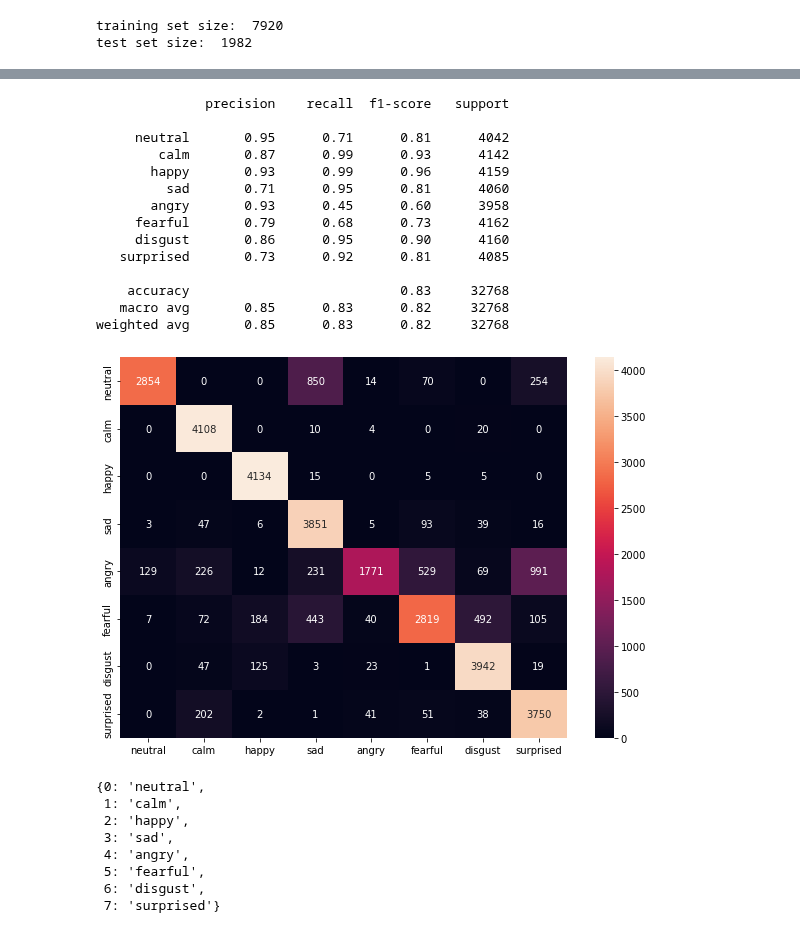
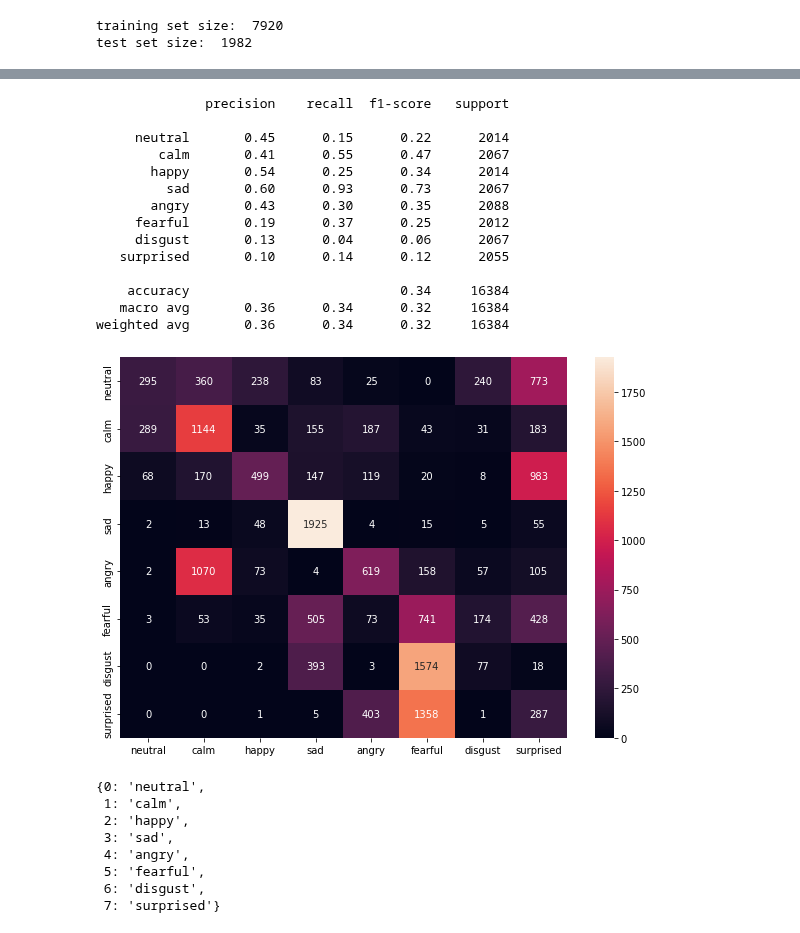
Before and after one commit to Ale-Ba2lero/Multimodal-Emotion-Analysis, a Jupyter notebook: src/mvae_torch/au_emotions_mvae_torch.ipynb, the cells around one changed output, grey strips where cells are left out. Drawn from its saved outputs; the diff is of its cells as text; code cells hidden in the pictures.

```diff
--- a/src/mvae_torch/au_emotions_mvae_torch.ipynb
+++ b/src/mvae_torch/au_emotions_mvae_torch.ipynb
@@ -78,12 +78,14 @@ print(train_args)
+# %%
+model_args = {'cat_dim': 8, 'au_dim': 17, 'latent_space_dim': 25, 'hidden_dim': 512, 'num_filters': None, 'modes': {'au': True, 'face': None, 'emotion': True}, 'au_weight': 2000, 'emotion_weight': 0.001, 'expert_type': 'poe', 'use_cuda': True}
+train_args = {'learning_rate': 0.001, 'alpha': 0.5, 'beta': 0.001, 'optim_betas': [0.95, 0.98], 'num_epochs': 50, 'batch_size': 128}
 # %%
 load_model = True
 
 if load_model:
-    PATH = "../trained_models/au-emo-poe-L2_49-84.save"
+    PATH = "../trained_models/best_train_poe.save"
     loaded_data = torch.load(PATH)
     model: torch.nn.Module = build_model(**loaded_data['model_args']).double()
     model.load_state_dict(loaded_data['model_state'])
-
     model.eval()
 else:
     model: torch.nn.Module = build_model(**model_args).double()
@@ -175,28 +177,28 @@ weighted avg       0.49      0.49      0.47      1982
 # %%
-y_true, y_pred = U.au_recon_and_classiffication_accuracy(model, num_samples=2048)
+y_true, y_pred = U.au_recon_and_classiffication_accuracy(model, num_samples=1024)
 cr = classification_report(y_true, y_pred, target_names=labels)
 cm = confusion_matrix(y_true, y_pred)
 cm = pd.DataFrame(cm, index = [i for i in labels],columns = [i for i in labels])
 
 plt.figure(figsize = (10,7))
 sn.heatmap(cm, annot=True, fmt="d")
 print(cr)
 # %% [output]
               precision    recall  f1-score   support
 
-     neutral       0.95      0.71      0.81      4042
-        calm       0.87      0.99      0.93      4142
-       happy       0.93      0.99      0.96      4159
-         sad       0.71      0.95      0.81      4060
-       angry       0.93      0.45      0.60      3958
-     fearful       0.79      0.68      0.73      4162
-     disgust       0.86      0.95      0.90      4160
-   surprised       0.73      0.92      0.81      4085
+     neutral       0.45      0.15      0.22      2014
+        calm       0.41      0.55      0.47      2067
+       happy       0.54      0.25      0.34      2014
+         sad       0.60      0.93      0.73      2067
+       angry       0.43      0.30      0.35      2088
+     fearful       0.19      0.37      0.25      2012
+     disgust       0.13      0.04      0.06      2067
+   surprised       0.10      0.14      0.12      2055
 
-    accuracy                           0.83     32768
-   macro avg       0.85      0.83      0.82     32768
-weighted avg       0.85      0.83      0.82     32768
+    accuracy                           0.34     16384
+   macro avg       0.36      0.34      0.32     16384
+weighted avg       0.36      0.34      0.32     16384
-[figure, old version]
+[figure, new version]
 # %%
 Rd.emocat
 # %% [output]
```
Also changed, not shown: parts of 8 cells of this notebook, 7 other files.
